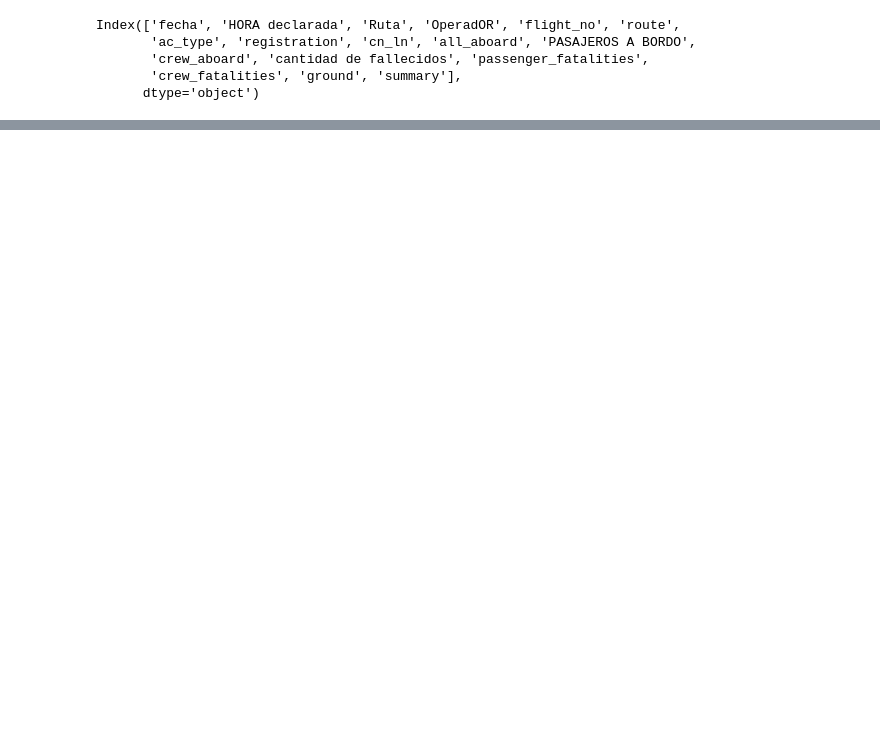
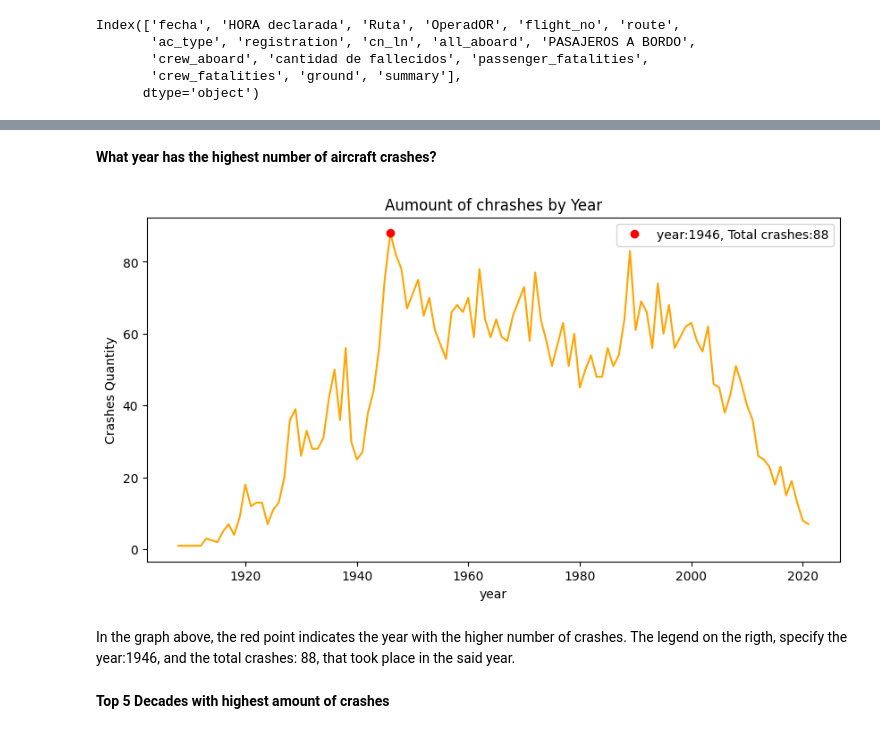
Before and after one commit to MTPliauzer/PI-2-DataAnalyst, a Jupyter notebook: Borrador.ipynb, the cells around one changed output, grey strips where cells are left out. Drawn from its saved outputs; the diff is of its cells as text; code cells hidden in the pictures; blank space fills up the shorter version.

```diff
--- a/Borrador.ipynb
+++ b/Borrador.ipynb
@@ -65,0 +303,17 @@ Name: count, Length: 5007, dtype: int64
+# %% [markdown]
+<b>What year has the highest number of aircraft crashes?
+# %%
+dfyear=df.groupby(df['year']).size()
+dfyear.plot(figsize=[10, 5],title='Aumount of chrashes by Year', xlabel='year',ylabel='Crashes Quantity', color='orange')
+dfyears=dfyear.reset_index(name='values')
+e=[(dfyears['year'][i],dfyears['values'].max()) for i, e in enumerate(dfyears['values']) if dfyears['values'][i]== dfyears['values'].max()]
+y=dfyears['values'].max()
+x=e[0][0]
+plt.plot(x, y, 'o', color='red',label=f'year:{(e[0][0])}, Total crashes:{e[0][1]}')
+plt.legend();
+# %% [output]
+[figure, added]
+# %% [markdown]
+In the graph above, the red point indicates the year with the higher number of crashes. The legend on the rigth,  specify the year:1946, and the total crashes: 88, that took place in the said year.
+# %% [markdown]
+<b>Top 5 Decades with highest amount of crashes
```
Also changed, not shown: parts of 113 cells of this notebook, 4 other files.
